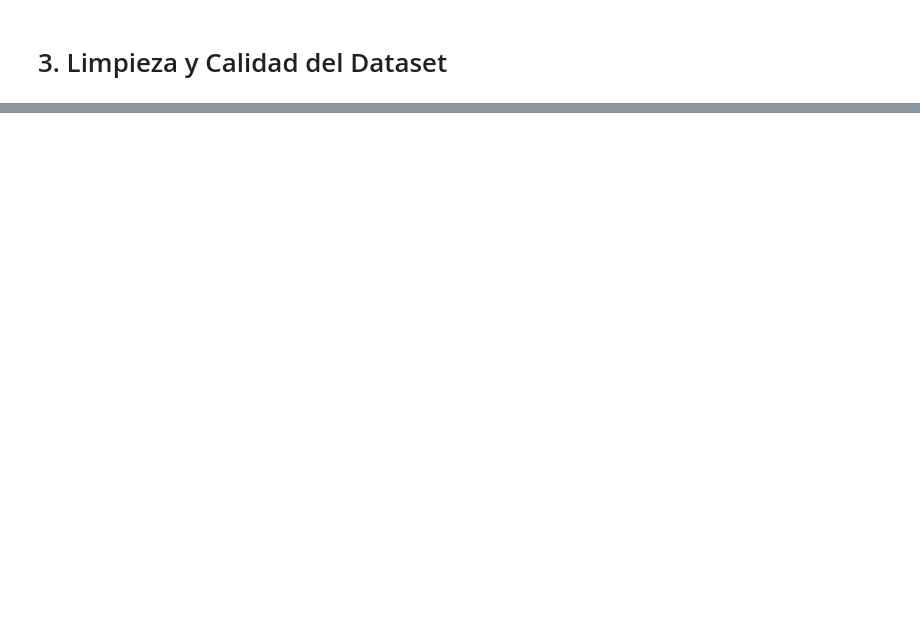
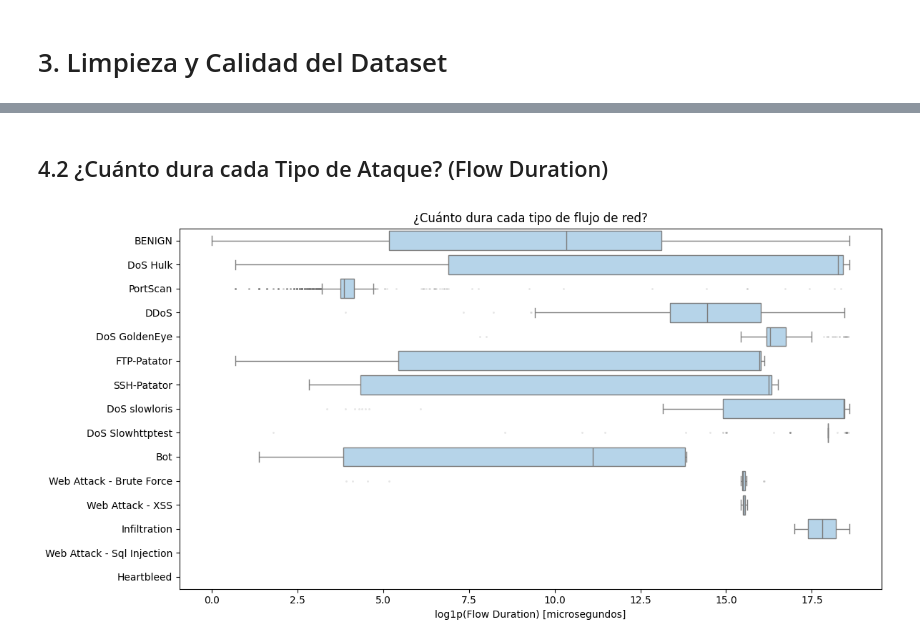
Before and after one commit to jotaeleb/tif-ciencias-de-datos, a Jupyter notebook: notebooks/proyecto.ipynb, the cells around one changed output, grey strips where cells are left out. Saved outputs shown, nothing was run; the diff lists cells and outputs as text; code cells hidden in the pictures; blank space fills up the shorter version.

```diff
--- a/notebooks/proyecto.ipynb
+++ b/notebooks/proyecto.ipynb
@@ -977,0 +765,21 @@ El primer paso es entrenar con `class_weight='balanced'`, que le indica al model
+# %% [markdown]
+## 4.2 ¿Cuánto dura cada Tipo de Ataque? (Flow Duration)
+# %%
+# Boxplot de duración por clase (escala log)
+muestra = df_clean.sample(min(50_000, len(df_clean)), random_state=42).copy()
+muestra['log_duration'] = np.log1p(muestra['Flow Duration'].clip(lower=0))
+
+orden = df_clean['Label'].value_counts().index
+
+fig, ax = plt.subplots(figsize=(12, 6))
+sns.boxplot(data=muestra, x='log_duration', y='Label', order=orden,
+            color=COLOR_NEUTRO,
+            flierprops={'marker': '.', 'alpha': 0.2, 'markersize': 2})
+ax.set_xlabel('log1p(Flow Duration) [microsegundos]')
+ax.set_ylabel('')
+ax.set_title('¿Cuánto dura cada tipo de flujo de red?')
+plt.tight_layout()
+plt.savefig(f'{CHECKPOINT_DIR}/grafico_duracion_por_clase.png', dpi=150, bbox_inches='tight')
+plt.show()
+# %% [output]
+[figure, added]
```
Also changed, not shown: parts of 83 cells of this notebook.
